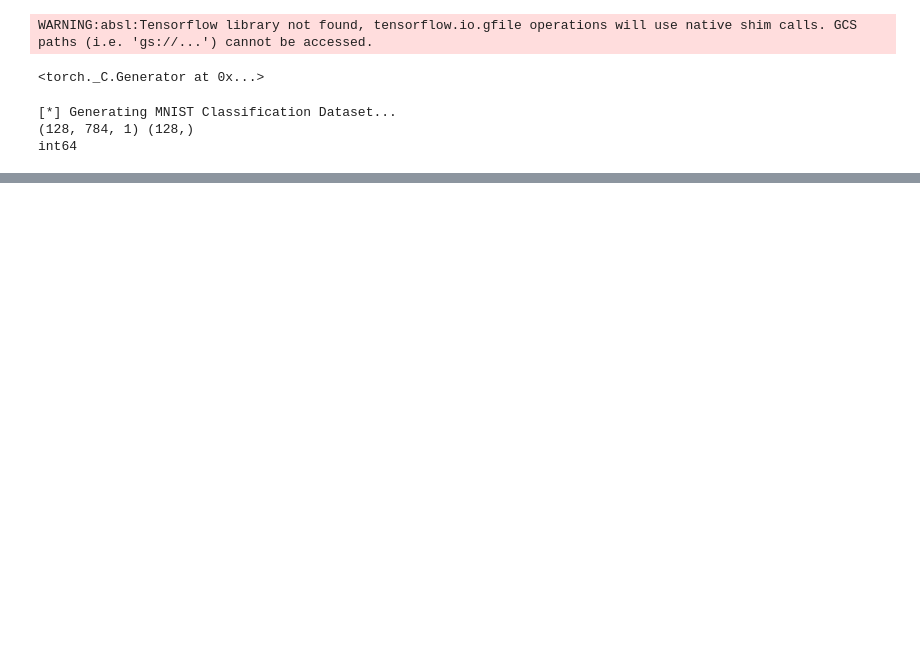
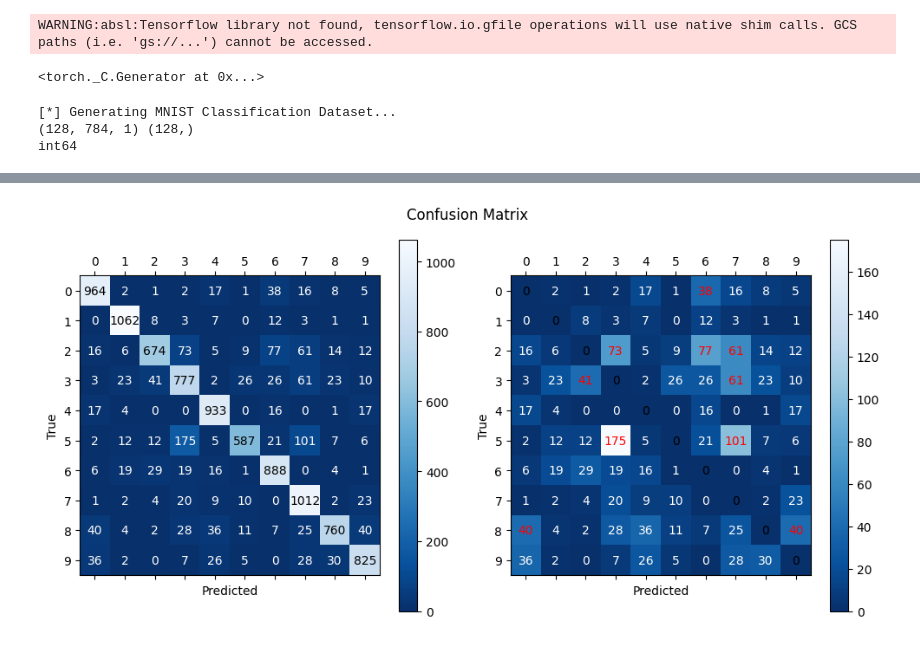
Before and after one commit to TristanTorchet/LearningJAX, a Jupyter notebook: Flax/flax4b_minGRU_analysis.ipynb, the cells around one changed output, grey strips where cells are left out. Saved outputs shown, nothing was run; the diff lists cells and outputs as text; code cells hidden in the pictures; blank space fills up the shorter version.

Commit message:
flax - 4b - Heinsen: confusion matrix and classification report

```diff
--- a/Flax/flax4b_minGRU_analysis.ipynb
+++ b/Flax/flax4b_minGRU_analysis.ipynb
@@ -255,0 +257,33 @@ plot_all_digits(model, restored_state.params, 'mingru_heinsen', batch_x, batch_y
+# %%
+@jax.jit
+def eval_model(state, images, labels):
+    """Computes gradients, loss and accuracy for a single batch."""
+
+    def loss_fn(params):
+        _, out_hist = state.apply_fn({'params': params}, images)
+        logits = out_hist.mean(axis=1)
+        one_hot = jax.nn.one_hot(labels, 10)
+        loss = jnp.mean(optax.softmax_cross_entropy(logits=logits, labels=one_hot))
+        return loss, logits
+
+    loss, logits = loss_fn(state.params)
+    accuracy = jnp.mean(jnp.argmax(logits, -1) == labels)
+    return loss, accuracy, logits
+
+def validate(state, testloader):
+    # Compute average loss & accuracy
+    # model = model(training=False) # needed when using dropout
+    losses, accuracies = [], []
+    lbls, preds = [], []
+    for batch_idx, (inputs, labels) in enumerate(testloader):
+        loss, acc, logits = eval_model(
+            state, inputs, labels # from S4D: , model, classification=classification
+        )
+        losses.append(loss)
+        accuracies.append(acc)
+        lbls.extend(labels)
+        preds.extend(jnp.argmax(logits, axis=-1))
+    return np.mean(losses), np.mean(accuracies), lbls, preds
+# %%
+test_loss, test_acc, lbls, preds = validate(restored_state, val_loader)
+print(f"Test Loss: {test_loss:.4f}, Test Accuracy: {test_acc:.4f}")
@@ -255,0 +292,4 @@ plot_all_digits(model, restored_state.params, 'mingru_heinsen', batch_x, batch_y
+# %%
+plot_cm(lbls, preds, PLT_DIR)
+# %% [output]
+[figure, added]
```
Also changed, not shown: parts of 7 cells of this notebook, 1 other file.
